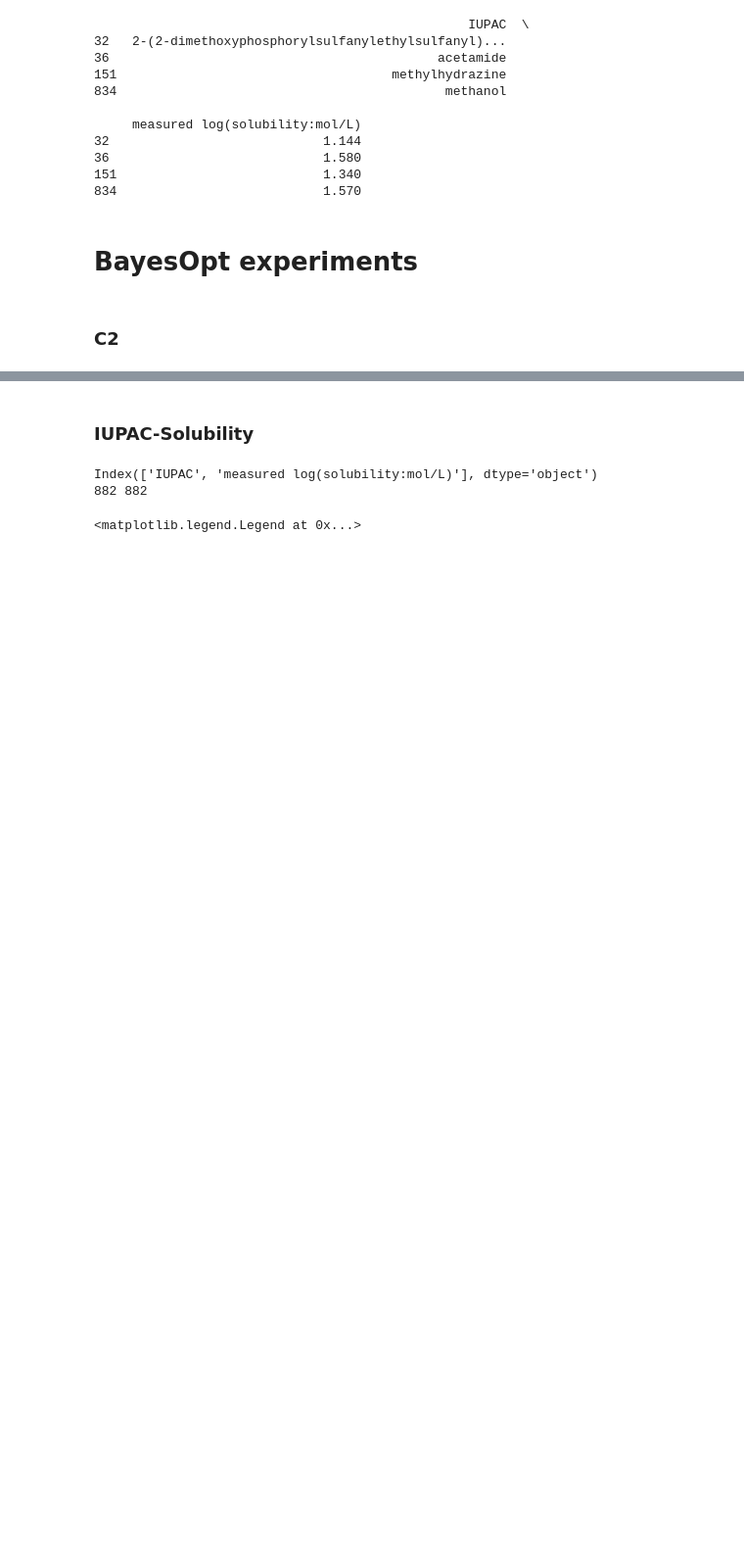
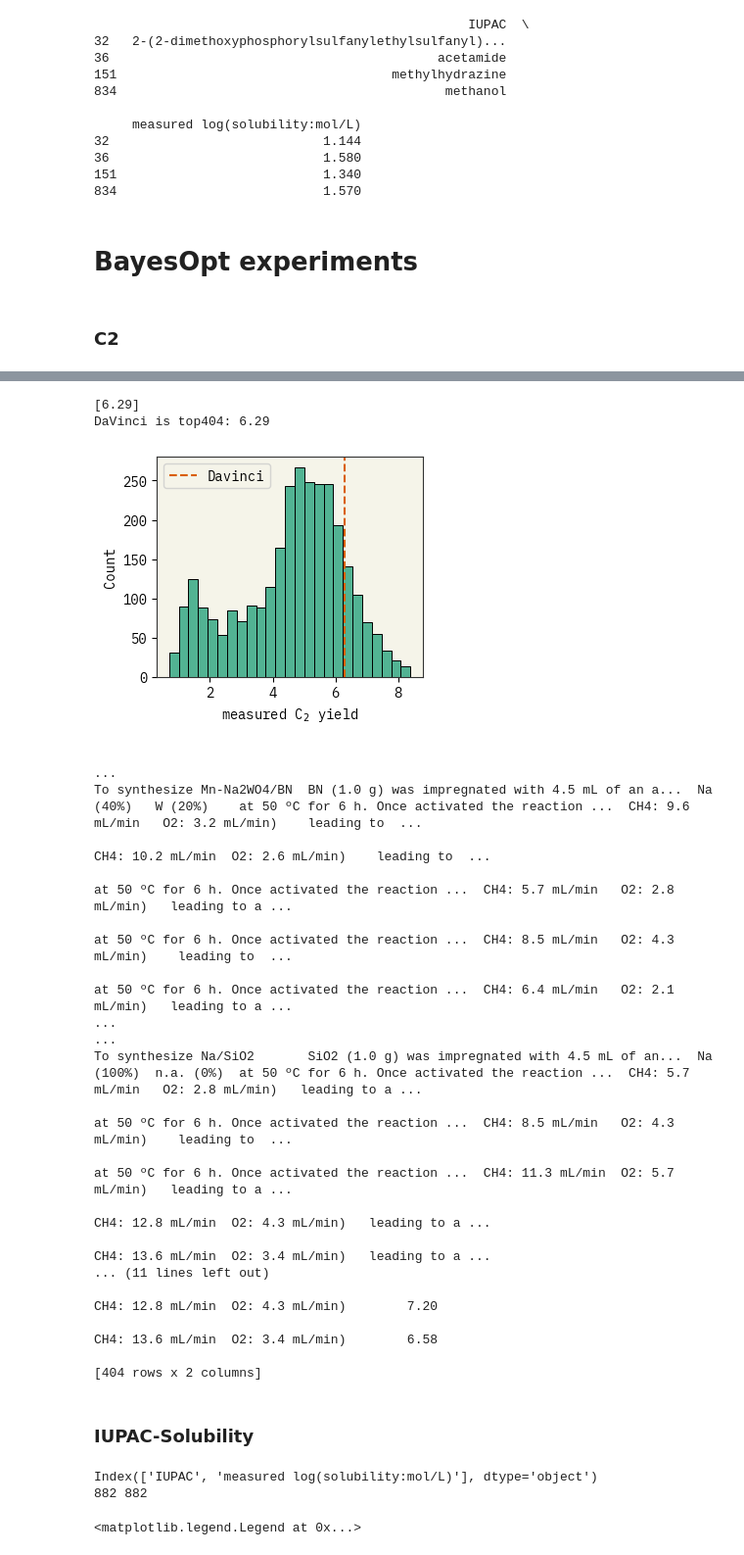
Before and after one commit to ur-whitelab/BO-LIFT, a Jupyter notebook: paper/BO_experiments.ipynb, the cells around one changed output, grey strips where cells are left out. Shown at 98% size. Drawn from its saved outputs; the diff is of its cells as text; code cells hidden in the pictures; blank space fills up the shorter version.

```diff
--- a/paper/BO_experiments.ipynb
+++ b/paper/BO_experiments.ipynb
@@ -547,3 +508,41 @@ print(np.sum(raw_data[y_name] > best))
+# %%
+import seaborn as sns
+
+d_davinci = cloudpickle.load(open(path, "rb"))
+print(d_davinci['greedy'][:, -1, 1].astype(float))
+best_davinci = d_davinci['greedy'][:, :, 1].astype(float).mean(axis=0)[-1]
+print(f"DaVinci is top{np.sum(raw_data[y_name] > best_davinci)}: {best_davinci}")
+
+sns.histplot(raw_data[y_name])
+# print(np.sum(raw_data[y_name] > best))
+plt.xlabel("measured C$_2$ yield")
+plt.axvline(best_davinci, color='C1', linestyle='--', label="Davinci")
+plt.legend()
+plt.savefig(f"figs/hist_C2", dpi=300, bbox_inches='tight')
+plt.show()
+
+print(raw_data[raw_data[y_name] > best_davinci])
+# %% [output]
+[6.29]
+DaVinci is top404: 6.29
+[figure, added]
+                                                                                                                                                                                                         ...
+To synthesize Mn-Na2WO4/BN  BN (1.0 g) was impregnated with 4.5 mL of an a...  Na (40%)   W (20%)    at 50 ºC for 6 h. Once activated the reaction ...  CH4: 9.6 mL/min   O2: 3.2 mL/min)    leading to  ...
+                                                                                                                                                        CH4: 10.2 mL/min  O2: 2.6 mL/min)    leading to  ...
+                                                                                                     at 50 ºC for 6 h. Once activated the reaction ...  CH4: 5.7 mL/min   O2: 2.8 mL/min)   leading to a ...
+                                                                                                     at 50 ºC for 6 h. Once activated the reaction ...  CH4: 8.5 mL/min   O2: 4.3 mL/min)    leading to  ...
+                                                                                                     at 50 ºC for 6 h. Once activated the reaction ...  CH4: 6.4 mL/min   O2: 2.1 mL/min)   leading to a ...
+...                                                                                                                                                                                                      ...
+To synthesize Na/SiO2       SiO2 (1.0 g) was impregnated with 4.5 mL of an...  Na (100%)  n.a. (0%)  at 50 ºC for 6 h. Once activated the reaction ...  CH4: 5.7 mL/min   O2: 2.8 mL/min)   leading to a ...
+                                                                                                     at 50 ºC for 6 h. Once activated the reaction ...  CH4: 8.5 mL/min   O2: 4.3 mL/min)    leading to  ...
+                                                                                                     at 50 ºC for 6 h. Once activated the reaction ...  CH4: 11.3 mL/min  O2: 5.7 mL/min)   leading to a ...
+                                                                                                                                                        CH4: 12.8 mL/min  O2: 4.3 mL/min)   leading to a ...
+                                                                                                                                                        CH4: 13.6 mL/min  O2: 3.4 mL/min)   leading to a ...
+... (11 lines left out)
+                                                                                                                                                        CH4: 12.8 mL/min  O2: 4.3 mL/min)        7.20
+                                                                                                                                                        CH4: 13.6 mL/min  O2: 3.4 mL/min)        6.58
+
+[404 rows x 2 columns]
 # %% [markdown]
 ### IUPAC-Solubility
 # %%
```
Also changed, not shown: parts of 10 cells of this notebook, 1 other file.
